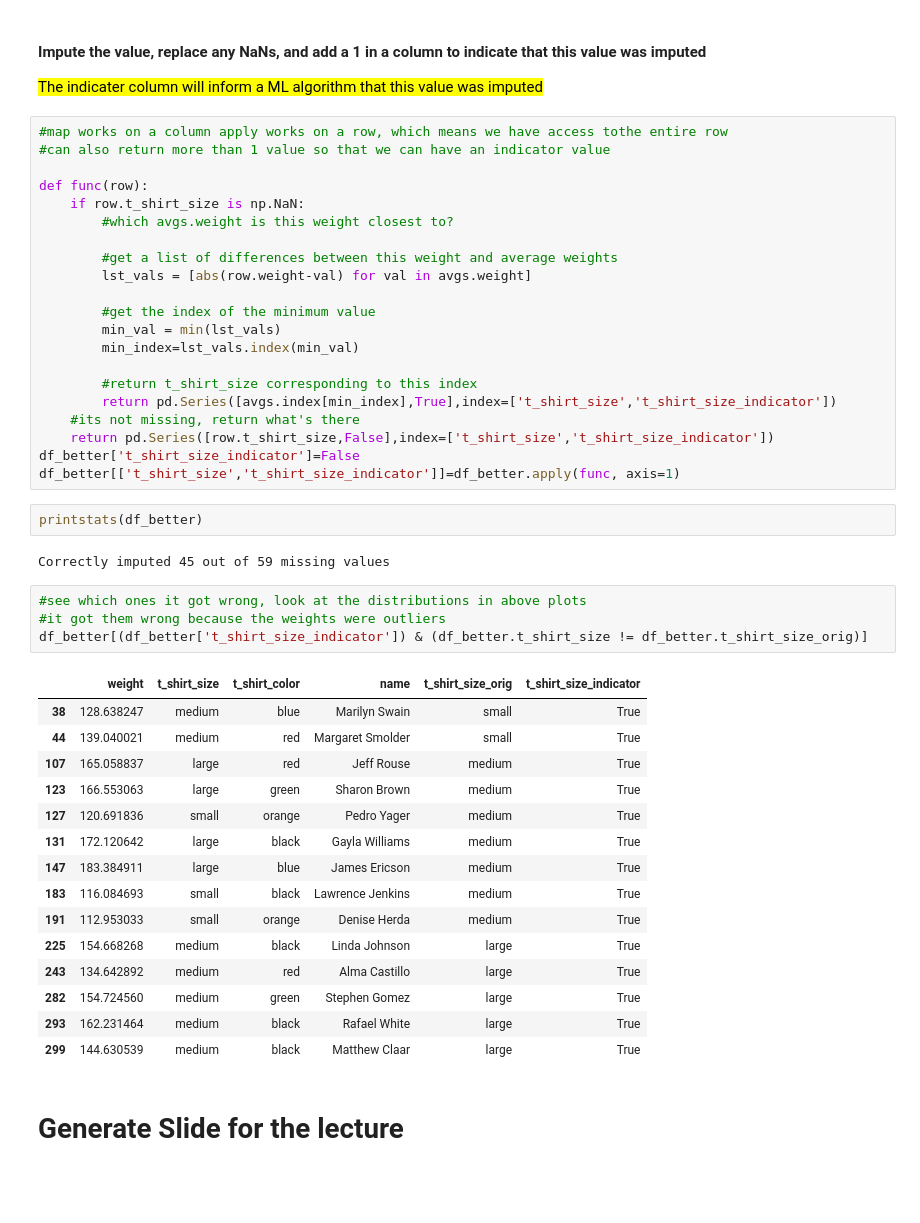
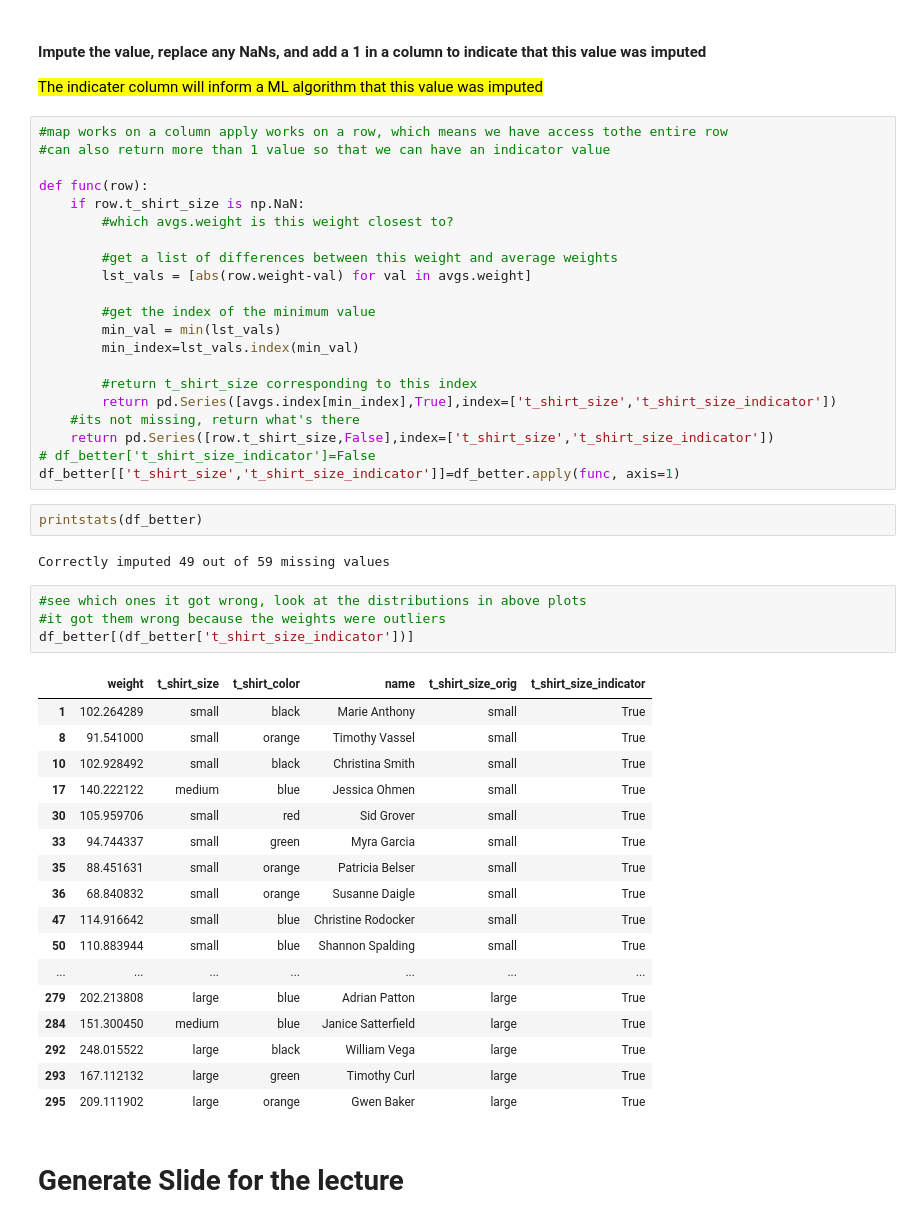
Before and after one commit to CNUClasses/DATA301_CODE, a Jupyter notebook: week_3/31_cleaning_missing_and_duplicate_data.ipynb, the cells around one changed output. Drawn from its saved outputs; the diff is of its cells as text; blank space fills up the shorter version.

```diff
--- a/week_3/31_cleaning_missing_and_duplicate_data.ipynb
+++ b/week_3/31_cleaning_missing_and_duplicate_data.ipynb
@@ -321,32 +376,34 @@ def func(row):
         return pd.Series([avgs.index[min_index],True],index=['t_shirt_size','t_shirt_size_indicator'])
     #its not missing, return what's there
     return pd.Series([row.t_shirt_size,False],index=['t_shirt_size','t_shirt_size_indicator'])
-df_better['t_shirt_size_indicator']=False
+# df_better['t_shirt_size_indicator']=False
 df_better[['t_shirt_size','t_shirt_size_indicator']]=df_better.apply(func, axis=1)
 # %%
 printstats(df_better)
 # %% [output]
-Correctly imputed 45 out of 59 missing values
+Correctly imputed 49 out of 59 missing values
 # %%
 #see which ones it got wrong, look at the distributions in above plots
 #it got them wrong because the weights were outliers
-df_better[(df_better['t_shirt_size_indicator']) & (df_better.t_shirt_size != df_better.t_shirt_size_orig)]
+df_better[(df_better['t_shirt_size_indicator'])]
 # %% [output]
 |  | weight | t_shirt_size | t_shirt_color | name | t_shirt_size_orig | t_shirt_size_indicator |
-| 38 | 128.638247 | medium | blue | Marilyn Swain | small | True |
-| 44 | 139.040021 | medium | red | Margaret Smolder | small | True |
-| 107 | 165.058837 | large | red | Jeff Rouse | medium | True |
-| 123 | 166.553063 | large | green | Sharon Brown | medium | True |
-| 127 | 120.691836 | small | orange | Pedro Yager | medium | True |
-| 131 | 172.120642 | large | black | Gayla Williams | medium | True |
-| 147 | 183.384911 | large | blue | James Ericson | medium | True |
-| 183 | 116.084693 | small | black | Lawrence Jenkins | medium | True |
-| 191 | 112.953033 | small | orange | Denise Herda | medium | True |
-| 225 | 154.668268 | medium | black | Linda Johnson | large | True |
-| 243 | 134.642892 | medium | red | Alma Castillo | large | True |
-| 282 | 154.724560 | medium | green | Stephen Gomez | large | True |
-| 293 | 162.231464 | medium | black | Rafael White | large | True |
-| 299 | 144.630539 | medium | black | Matthew Claar | large | True |
+| 1 | 102.264289 | small | black | Marie Anthony | small | True |
+| 8 | 91.541000 | small | orange | Timothy Vassel | small | True |
+| 10 | 102.928492 | small | black | Christina Smith | small | True |
+| 17 | 140.222122 | medium | blue | Jessica Ohmen | small | True |
+| 30 | 105.959706 | small | red | Sid Grover | small | True |
+| 33 | 94.744337 | small | green | Myra Garcia | small | True |
+| 35 | 88.451631 | small | orange | Patricia Belser | small | True |
+| 36 | 68.840832 | small | orange | Susanne Daigle | small | True |
+| 47 | 114.916642 | small | blue | Christine Rodocker | small | True |
+| 50 | 110.883944 | small | blue | Shannon Spalding | small | True |
+| ... | ... | ... | ... | ... | ... | ... |
+| 279 | 202.213808 | large | blue | Adrian Patton | large | True |
+| 284 | 151.300450 | medium | blue | Janice Satterfield | large | True |
+| 292 | 248.015522 | large | black | William Vega | large | True |
+| 293 | 167.112132 | large | green | Timothy Curl | large | True |
+| 295 | 209.111902 | large | orange | Gwen Baker | large | True |
 # %% [markdown]
 # Generate Slide for the lecture
 # %%
```
Also changed, not shown: parts of 16 cells of this notebook, 3 other files.
